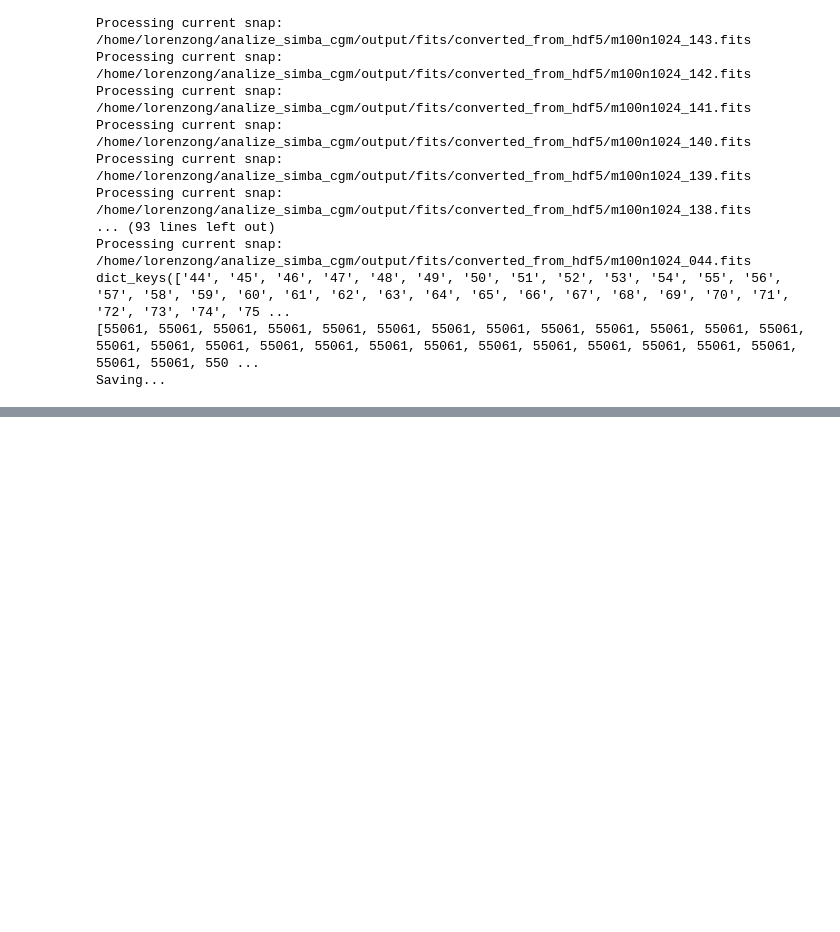
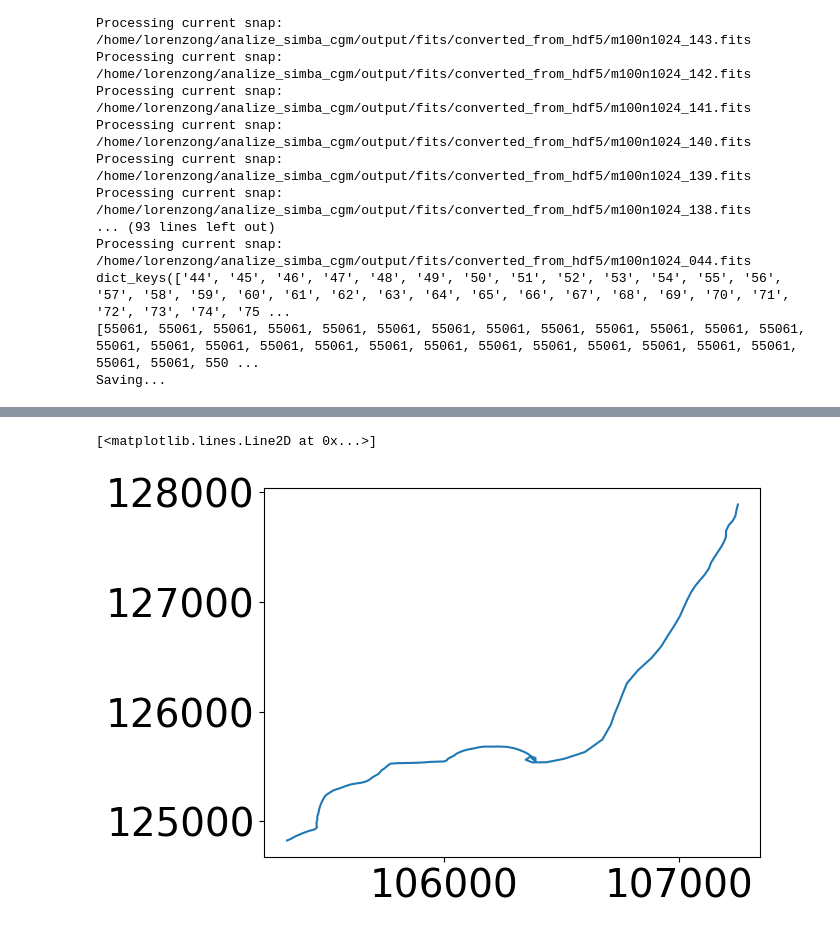
Before and after one commit to GiulianoLo/analize_simba_cgm, a Jupyter notebook: cgm_main.ipynb, the cells around one changed output, grey strips where cells are left out. Drawn from its saved outputs; the diff is of its cells as text; code cells hidden in the pictures; blank space fills up the shorter version.

```diff
--- a/cgm_main.ipynb
+++ b/cgm_main.ipynb
@@ -234,0 +235,9 @@ plt.yscale('log')
+# %%
+plt.plot(sfr['pos_0'][:,50], sfr['pos_1'][:,50])
+# plt.plot(sfr['pos_0'][:,1], sfr['pos_1'][:,1])
+# plt.plot(sfr['pos_0'][:,2], sfr['pos_1'][:,2])
+# plt.plot(sfr['pos_0'][:,3], sfr['pos_1'][:,3])
+# plt.plot(sfr['pos_0'][:,:1000], sfr['pos_1'][:,:1000])
+# %% [output]
+[<matplotlib.lines.Line2D at 0x...>]
+[figure, added]
```
Also changed, not shown: parts of 13 cells of this notebook, 9 other files.
